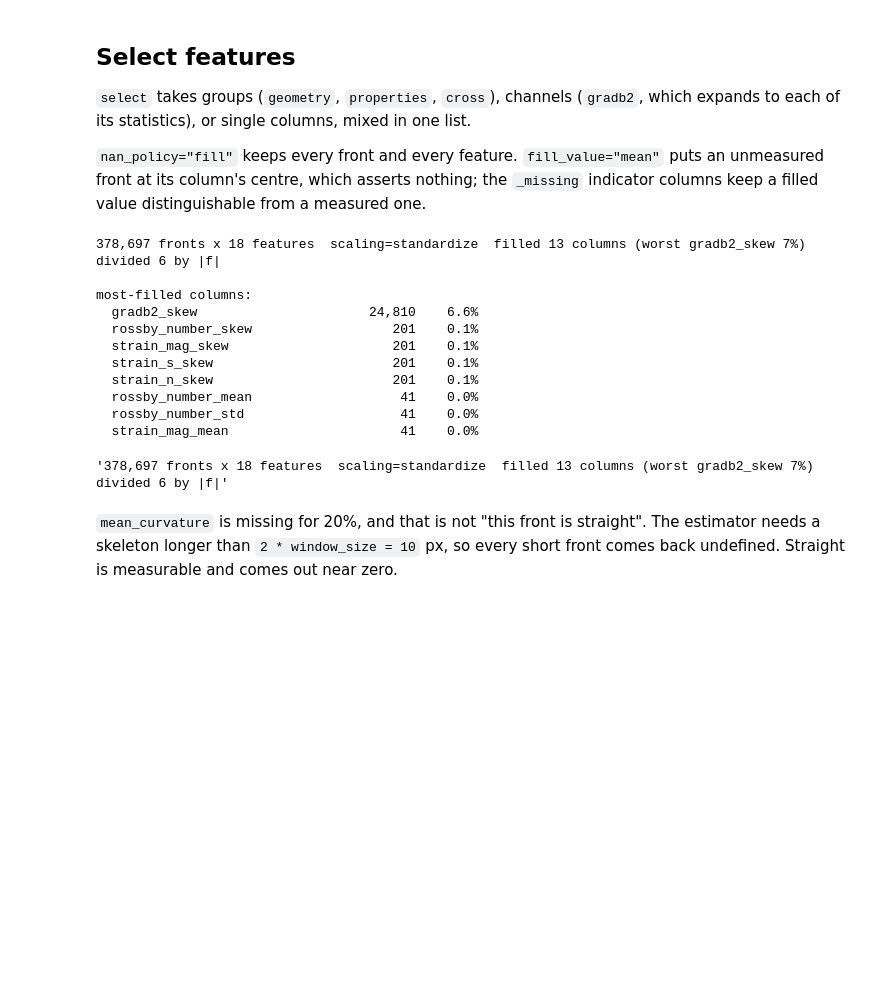
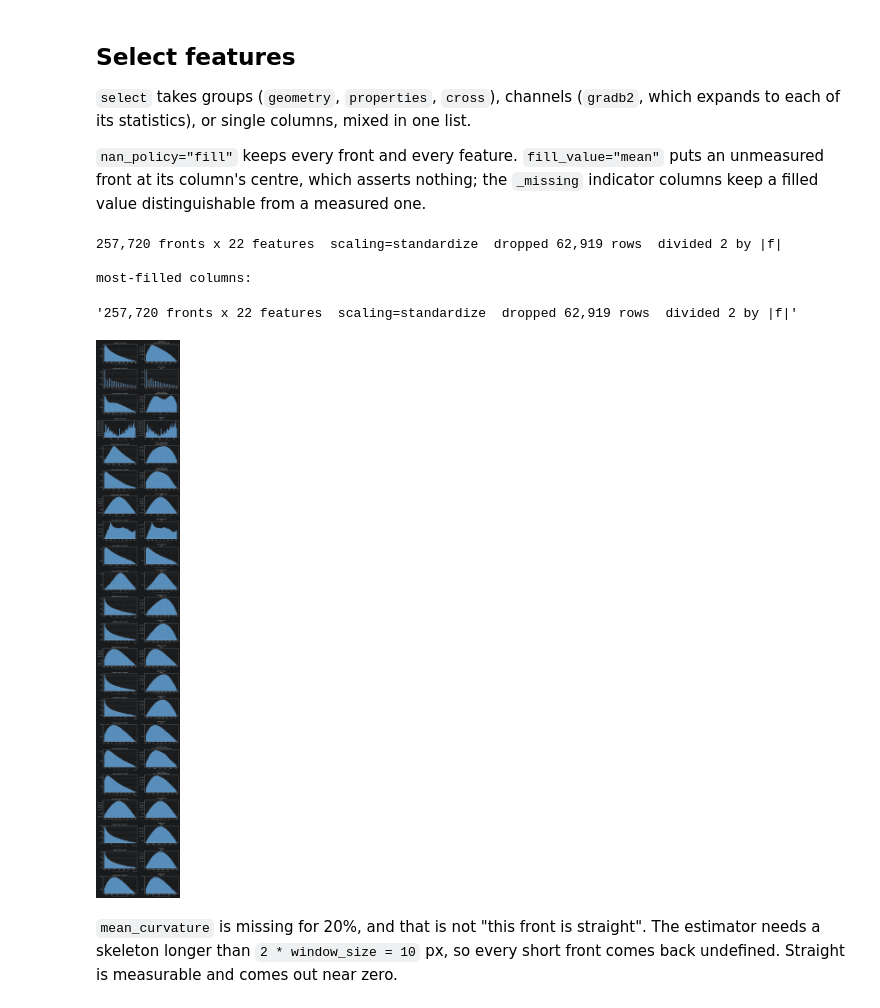
Before and after one commit to Sea-Meets-the-Stars/DBOF_Representation_Learning, a Jupyter notebook: notebooks/NEMI_front_finding.ipynb, the cells around one changed output. Cells and saved outputs as stored; diff of their text form; code cells hidden in the pictures; blank space fills up the shorter version.

```diff
--- a/notebooks/NEMI_front_finding.ipynb
+++ b/notebooks/NEMI_front_finding.ipynb
@@ -106,12 +136,15 @@ measured one.
 
 
 # NO lat features
-FEATURES = ["length_km", "num_branches", "orientation",
-            "rossby_number","strain_mag", "strain_s", "strain_n", "gradb2"]
+# FEATURES = ["length_km", "num_branches", "orientation",
+#             "rossby_number","strain_mag", "strain_s", "strain_n", "gradb2"]
 
+FEATURES = ["length_km", "num_branches", "mean_curvature", "orientation", "rossby_number", "turner_angle", "gradtheta2", "gradsalt2", "strain_mag", "gradb2"] #,
 
-ds = raw.select(FEATURES, stats=("mean", "std", "skew"), scaling="standardize", nan_policy="fill", div_by_f=True,
-                fill_value="mean", missing_indicator=False)
+# FEATURES = ["oceTAUX", "oceTAUY",
+#             "length_km", "num_branches", "mean_curvature", "orientation", "rossby_number", "turner_angle", "gradtheta2", "gradsalt2", "strain_mag", "gradb2"]
+
+ds = raw.select(FEATURES, stats=("mean", "std", "skew"), scaling="standardize", nan_policy="drop_rows", div_by_f=True, ihs_channels=True, log_channels=True, fill_value=0, missing_indicator=True)
 print(ds.summary())
 
 
@@ -122,18 +155,15 @@ for column, info in ds.worst_filled()[:8]:
 
 ds.summary()
 # %% [output]
-378,697 fronts x 18 features  scaling=standardize  filled 13 columns (worst gradb2_skew 7%)  divided 6 by |f|
+257,720 fronts x 22 features  scaling=standardize  dropped 62,919 rows  divided 2 by |f|
 
 most-filled columns:
-  gradb2_skew                      24,810    6.6%
-  rossby_number_skew                  201    0.1%
-  strain_mag_skew                     201    0.1%
-  strain_s_skew                       201    0.1%
-  strain_n_skew                       201    0.1%
-  rossby_number_mean                   41    0.0%
-  rossby_number_std                    41    0.0%
-  strain_mag_mean                      41    0.0%
-'378,697 fronts x 18 features  scaling=standardize  filled 13 columns (worst gradb2_skew 7%)  divided 6 by |f|'
+'257,720 fronts x 22 features  scaling=standardize  dropped 62,919 rows  divided 2 by |f|'
+# %%
+from visualization.feature_plots import plot_feature_transforms
+plot_feature_transforms(ds, raw.table, columns=ds.feature_names);
+# %% [output]
+[figure, added]
 # %% [markdown]
 `mean_curvature` is missing for 20%, and that is not "this front is straight".
 The estimator needs a skeleton longer than `2 * window_size = 10` px, so every
```
Also changed, not shown: parts of 26 cells of this notebook, 6 other files.
